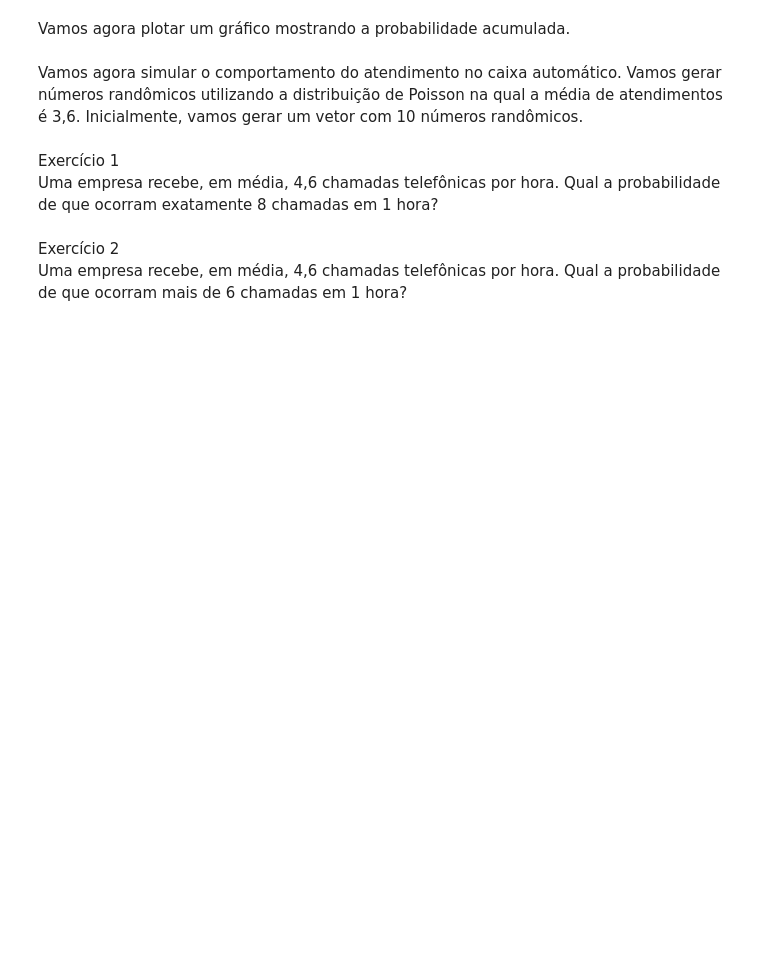
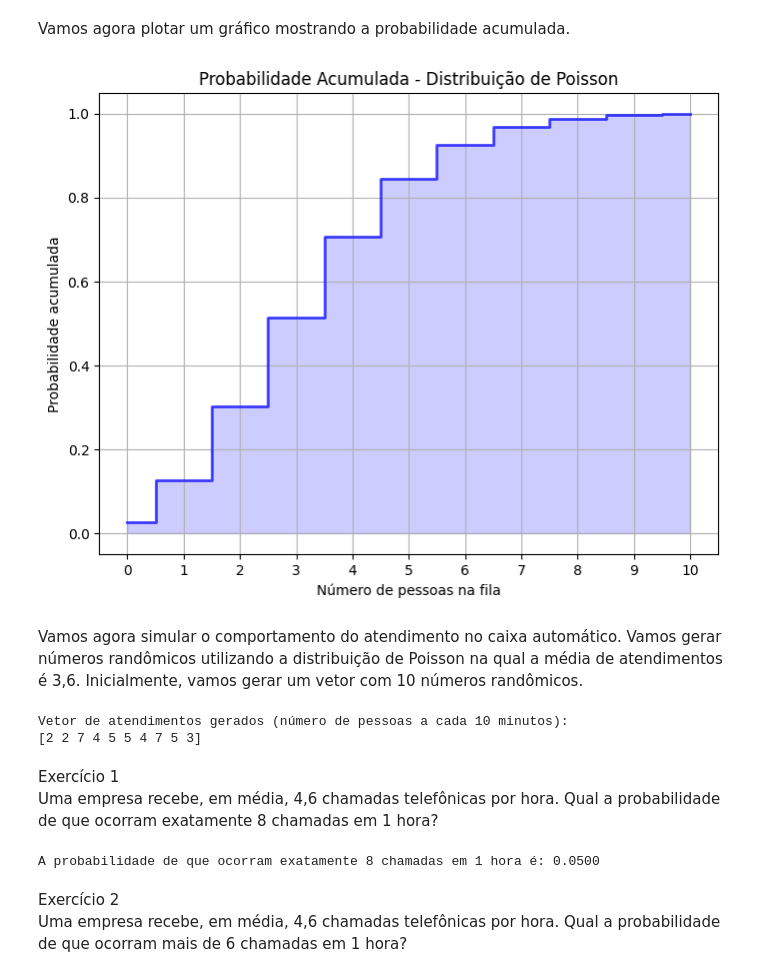
Before and after one commit to pdrVenancio/XMAC02-METODOS-MATEMATICOS-PARA-ANALISE-DE-DADOS, a Jupyter notebook: aula_7/Aula07.ipynb, the cells around one changed output. Saved outputs shown, nothing was run; the diff lists cells and outputs as text; code cells hidden in the pictures; blank space fills up the shorter version.

```diff
--- a/aula_7/Aula07.ipynb
+++ b/aula_7/Aula07.ipynb
@@ -32,10 +127,58 @@ Vamos agora plotar um gráfico mostrando as probabilidades de termos 0, 1, 2, ..
 # %% [markdown]
 Vamos agora plotar um gráfico mostrando a probabilidade acumulada.
+# %%
+# Definir a média (lambda) da distribuição de Poisson
+media = 3.6
+
+# Gerar o vetor de 0 a 10 para o eixo x (número de pessoas)
+x = np.arange(0, 11)
+
+# Gerar as probabilidades acumuladas para cada valor de x
+probabilidade_acumulada = poisson.cdf(x, mu=media)
+
+# Plotar o gráfico da probabilidade acumulada
+plt.figure(figsize=(8,6))
+plt.step(x, probabilidade_acumulada, where='mid', color='blue', alpha=0.7, linewidth=2)
+plt.fill_between(x, probabilidade_acumulada, step="mid", alpha=0.2, color='blue')
+plt.title('Probabilidade Acumulada - Distribuição de Poisson')
+plt.xlabel('Número de pessoas na fila')
+plt.ylabel('Probabilidade acumulada')
+plt.xticks(x)  # Para garantir que os ticks sejam inteiros de 0 a 10
+plt.grid(True)
+plt.show()
+# %% [output]
+[figure, added]
 # %% [markdown]
 Vamos agora simular o comportamento do atendimento no caixa automático. Vamos gerar números randômicos utilizando a distribuição de Poisson na qual a média de atendimentos é 3,6. Inicialmente, vamos gerar um vetor com 10 números randômicos.
+# %%
+# Definir a média (lambda) da distribuição de Poisson
+media = 3.6
+
+# Gerar 10 números randômicos baseados na distribuição de Poisson
+atendimentos = poisson.rvs(mu=media, size=10)
+
+# Exibir o vetor de números gerados
+print("Vetor de atendimentos gerados (número de pessoas a cada 10 minutos):")
+print(atendimentos)
+# %% [output]
+Vetor de atendimentos gerados (número de pessoas a cada 10 minutos):
+[2 2 7 4 5 5 4 7 5 3]
 # %% [markdown]
 Exercício 1 \
 Uma empresa recebe, em média, 4,6 chamadas telefônicas por hora. Qual a probabilidade de que ocorram exatamente 8 chamadas em 1 hora?
+# %%
+from scipy.stats import poisson
+
+# Definir a média (lambda) e o número de chamadas (k = 8)
+media = 4.6
+k = 8
+
+# Calcular a probabilidade de que ocorram exatamente 8 chamadas
+probabilidade = poisson.pmf(k, mu=media)
+
+print(f"A probabilidade de que ocorram exatamente 8 chamadas em 1 hora é: {probabilidade:.4f}")
+# %% [output]
+A probabilidade de que ocorram exatamente 8 chamadas em 1 hora é: 0.0500
 # %% [markdown]
 Exercício 2 \
 Uma empresa recebe, em média, 4,6 chamadas telefônicas por hora. Qual a probabilidade de que ocorram mais de 6 chamadas em 1 hora?
```
Also changed, not shown: parts of 16 cells of this notebook.
